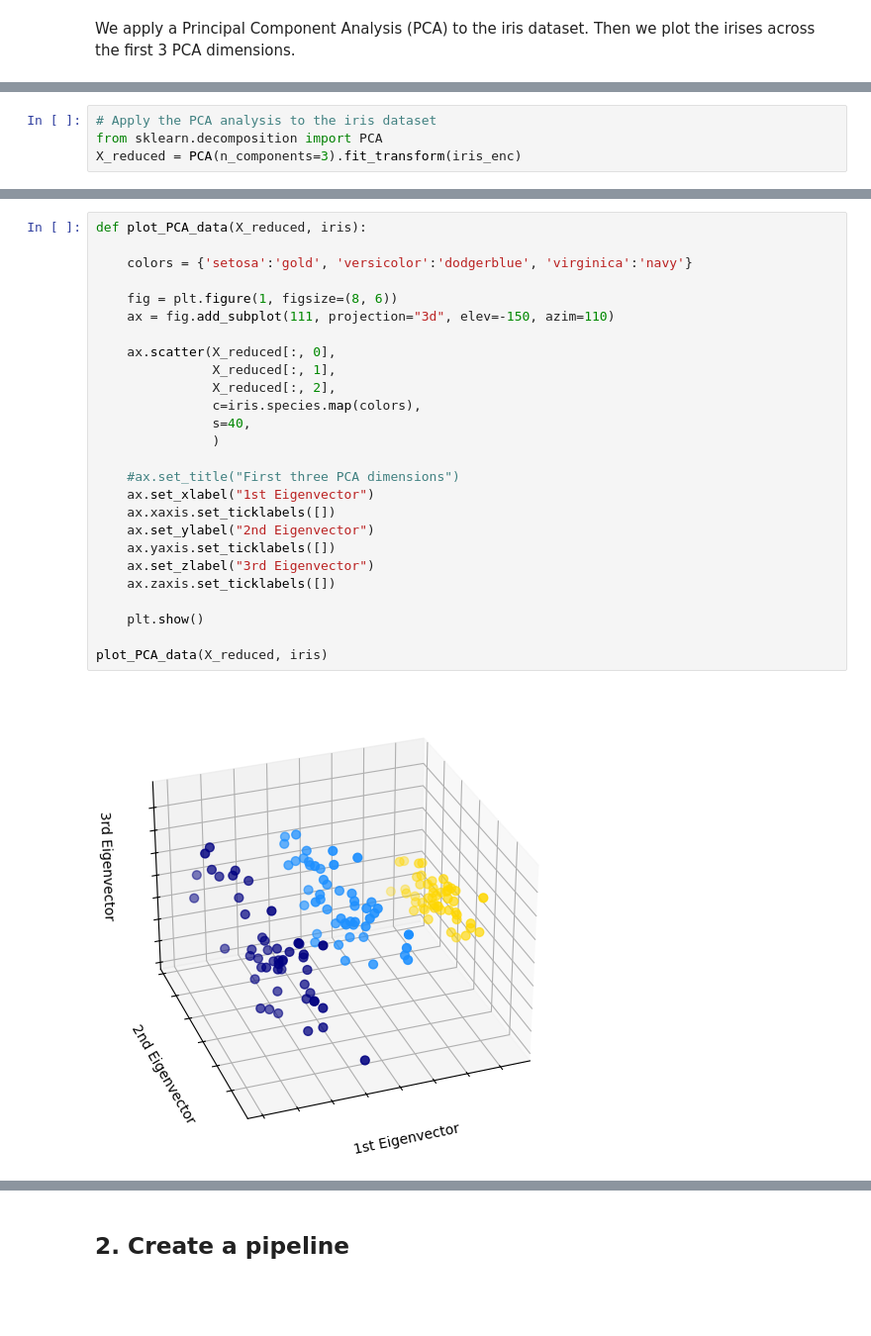
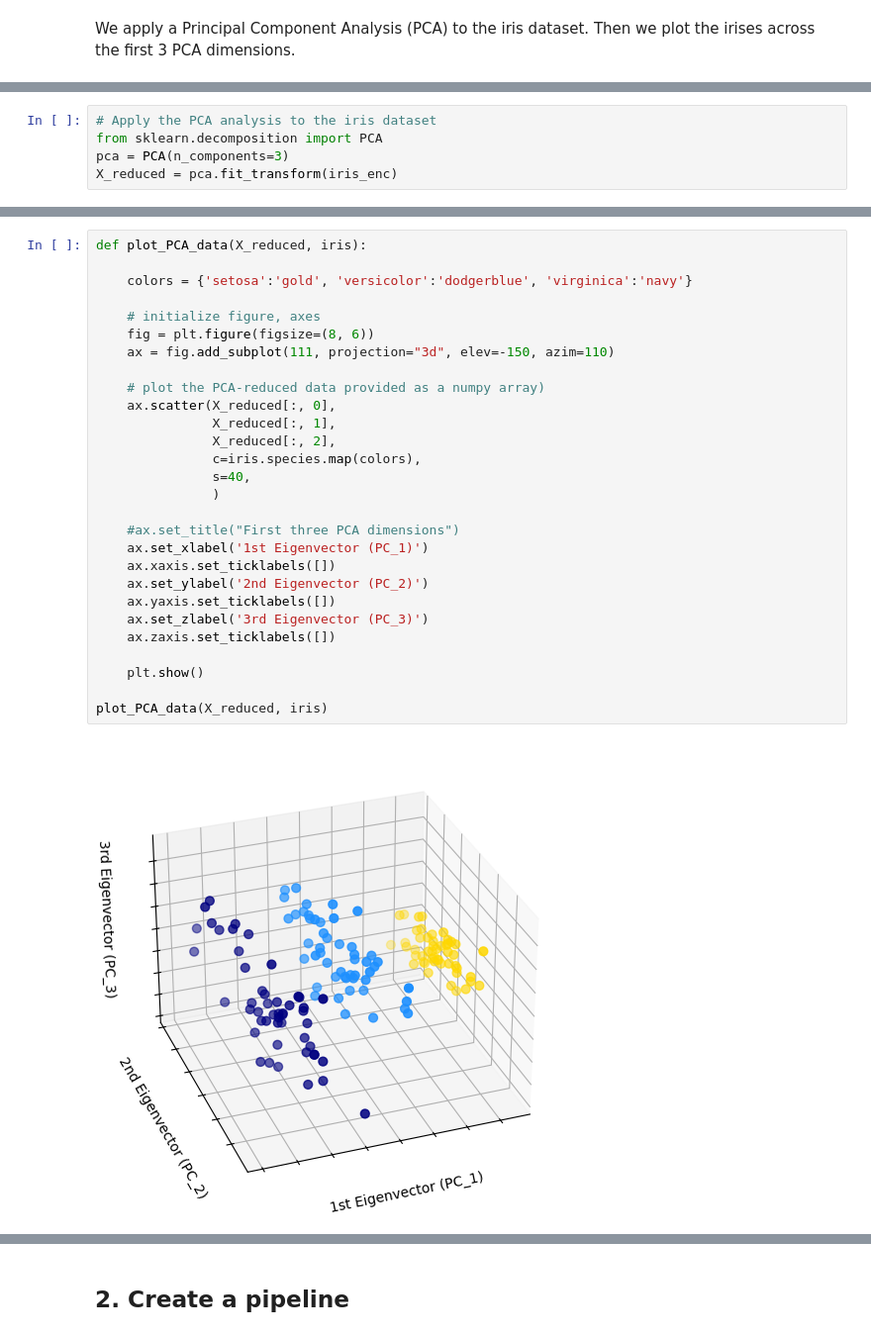
Before and after one commit to bertlem/teaching, a Jupyter notebook: pipeline_1.ipynb, the cells around one changed output, grey strips where cells are left out. Shown: that part at 99% size. Saved outputs shown, nothing was run; the diff lists cells and outputs as text; blank space fills up the shorter version.

```diff
--- a/pipeline_1.ipynb
+++ b/pipeline_1.ipynb
@@ -87,4 +135,5 @@ iris_enc.head()
 # %%
 # Apply the PCA analysis to the iris dataset
 from sklearn.decomposition import PCA
-X_reduced = PCA(n_components=3).fit_transform(iris_enc)
+pca = PCA(n_components=3)
+X_reduced = pca.fit_transform(iris_enc)
@@ -91,30 +154,32 @@ X_reduced = PCA(n_components=3).fit_transform(iris_enc)
 # %%
 def plot_PCA_data(X_reduced, iris):
 
     colors = {'setosa':'gold', 'versicolor':'dodgerblue', 'virginica':'navy'}
 
-    fig = plt.figure(1, figsize=(8, 6))
+    # initialize figure, axes
+    fig = plt.figure(figsize=(8, 6))
     ax = fig.add_subplot(111, projection="3d", elev=-150, azim=110)
 
+    # plot the PCA-reduced data provided as a numpy array)
     ax.scatter(X_reduced[:, 0],
                X_reduced[:, 1],
                X_reduced[:, 2],
                c=iris.species.map(colors),
                s=40,
                )
 
     #ax.set_title("First three PCA dimensions")
-    ax.set_xlabel("1st Eigenvector")
+    ax.set_xlabel('1st Eigenvector (PC_1)')
     ax.xaxis.set_ticklabels([])
-    ax.set_ylabel("2nd Eigenvector")
+    ax.set_ylabel('2nd Eigenvector (PC_2)')
     ax.yaxis.set_ticklabels([])
-    ax.set_zlabel("3rd Eigenvector")
+    ax.set_zlabel('3rd Eigenvector (PC_3)')
     ax.zaxis.set_ticklabels([])
 
     plt.show()
 
 plot_PCA_data(X_reduced, iris)
 # %% [output]
-[figure, old version]
+[figure, new version]
 # %% [markdown]
 PCA creates 3 new features that are a linear combination of the 4 original features.
```
Also changed, not shown: parts of 56 cells of this notebook.
